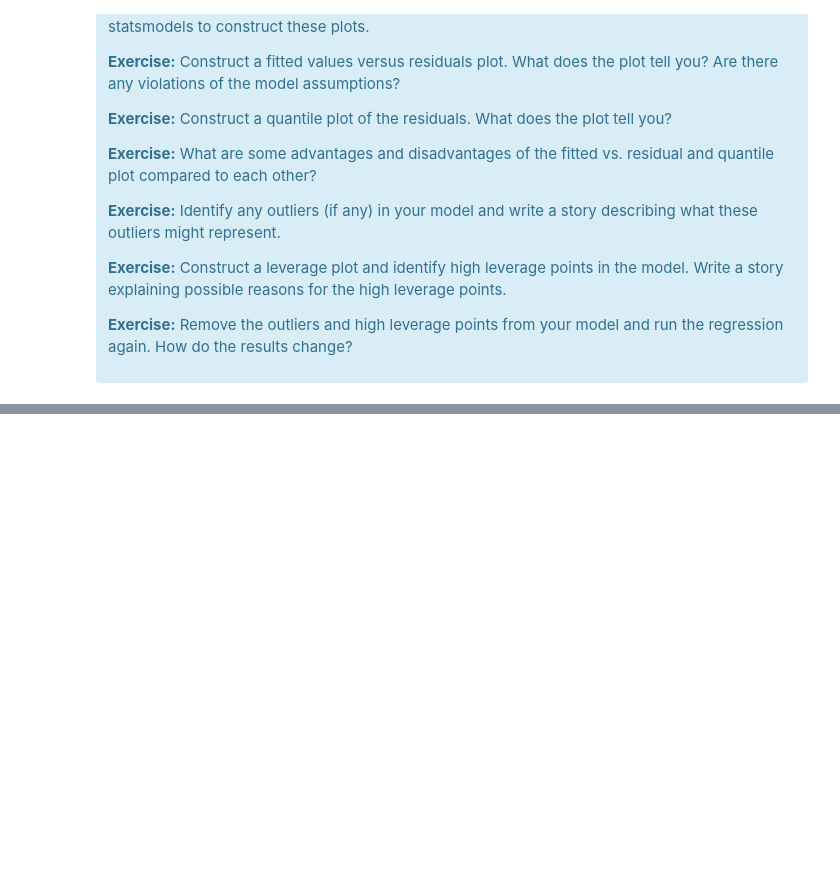
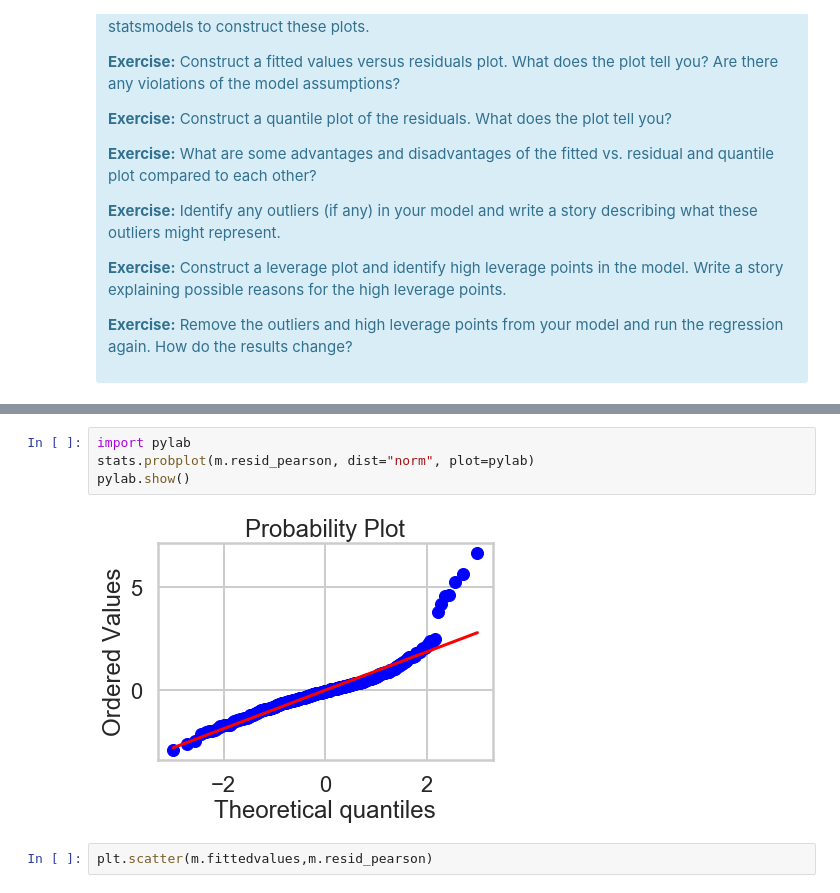
Before and after one commit to CHINKGITHUB/SpringBoard_DS, a Jupyter notebook: Mini_Project_Linear_Regression_updated.ipynb, the cells around one changed output, grey strips where cells are left out. Cells and saved outputs as stored; diff of their text form; blank space fills up the shorter version.

```diff
--- a/Mini_Project_Linear_Regression_updated.ipynb
+++ b/Mini_Project_Linear_Regression_updated.ipynb
@@ -899,0 +957,8 @@ There are some other issues that are important investigate with linear regressio
+# %%
+import pylab
+stats.probplot(m.resid_pearson, dist="norm", plot=pylab)
+pylab.show()
+# %% [output]
+[figure, added]
+# %%
+plt.scatter(m.fittedvalues,m.resid_pearson)
```
Also changed, not shown: parts of 47 cells of this notebook.
